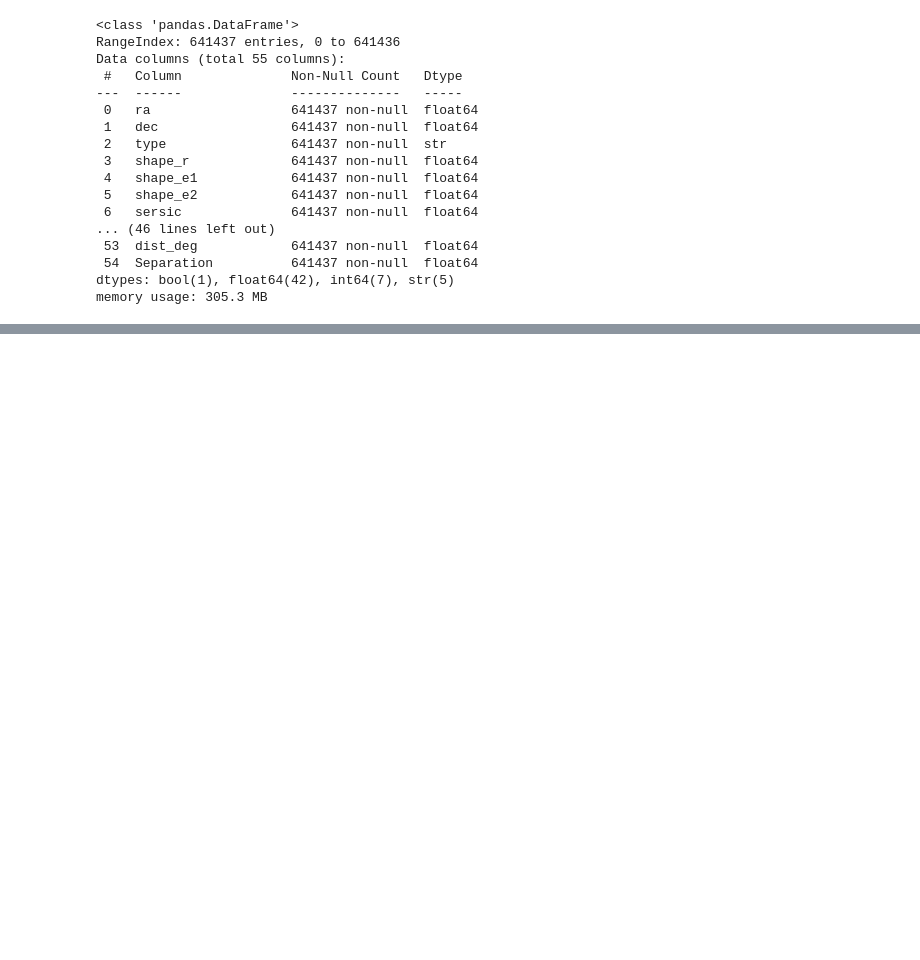
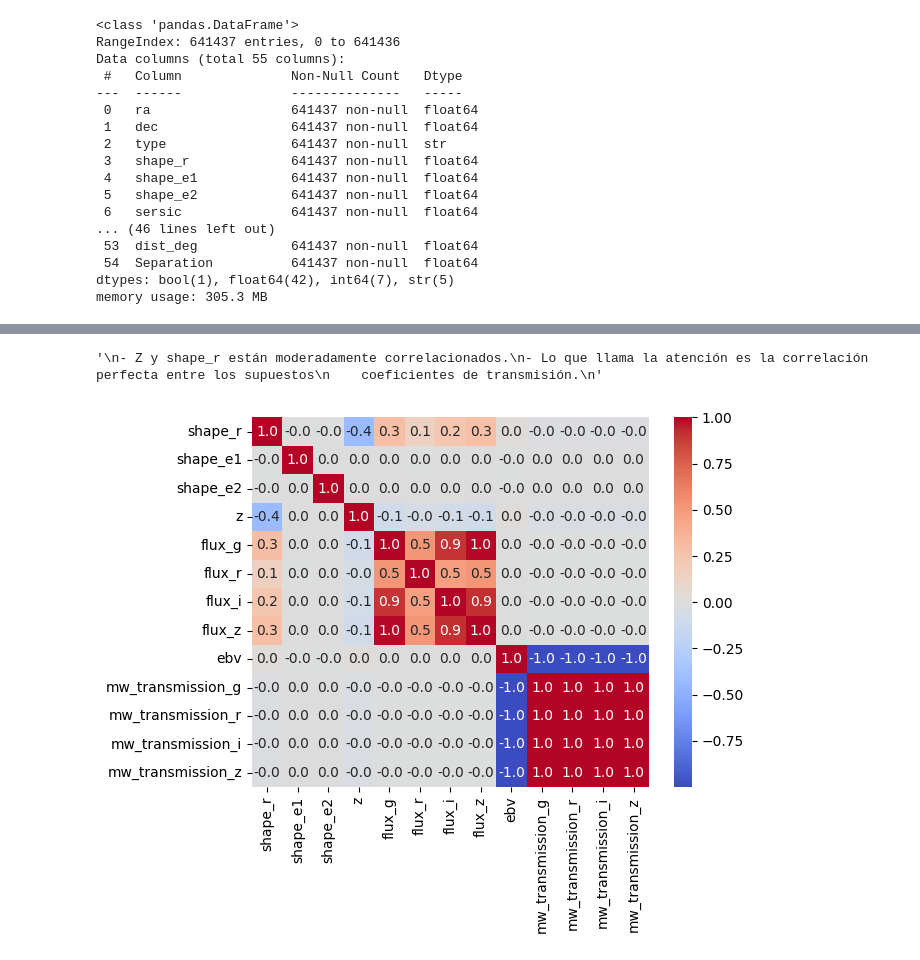
Before and after one commit to Tamaracarrasco/AS4501-Proyect, a Jupyter notebook: scripts/eda/eda_20260619.ipynb, the cells around one changed output, grey strips where cells are left out. Cells and saved outputs as stored; diff of their text form; code cells hidden in the pictures; blank space fills up the shorter version.

```diff
--- a/scripts/eda/eda_20260619.ipynb
+++ b/scripts/eda/eda_20260619.ipynb
@@ -100,0 +178,19 @@ compare_dist("z", bins=80)
+# %%
+## MATRIZ DE CORRELACIÓN DE LAS VARIABLES QUE IMPORTAN
+
+## VARIABLES DE INTERES: FLUJOS, EBV, SHAPE_R, SHAPE_E1, SHAPE_E2
+num_cols = ["shape_r", "shape_e1", "shape_e2", "z",
+            "flux_g", "flux_r", "flux_i", "flux_z",
+            "ebv",
+            "mw_transmission_g", "mw_transmission_r",   "mw_transmission_i", "mw_transmission_z"]
+corr = df_cosmos[num_cols].corr()
+sns.heatmap(corr, annot=True, fmt=".1f", cmap="coolwarm", )
+
+"""
+- Z y shape_r están moderadamente correlacionados.
+- Lo que llama la atención es la correlación perfecta entre los supuestos
+    coeficientes de transmisión.
+"""
+# %% [output]
+'\n- Z y shape_r están moderadamente correlacionados.\n- Lo que llama la atención es la correlación perfecta entre los supuestos\n    coeficientes de transmisión.\n'
+[figure, added]
```
Also changed, not shown: parts of 61 cells of this notebook.
